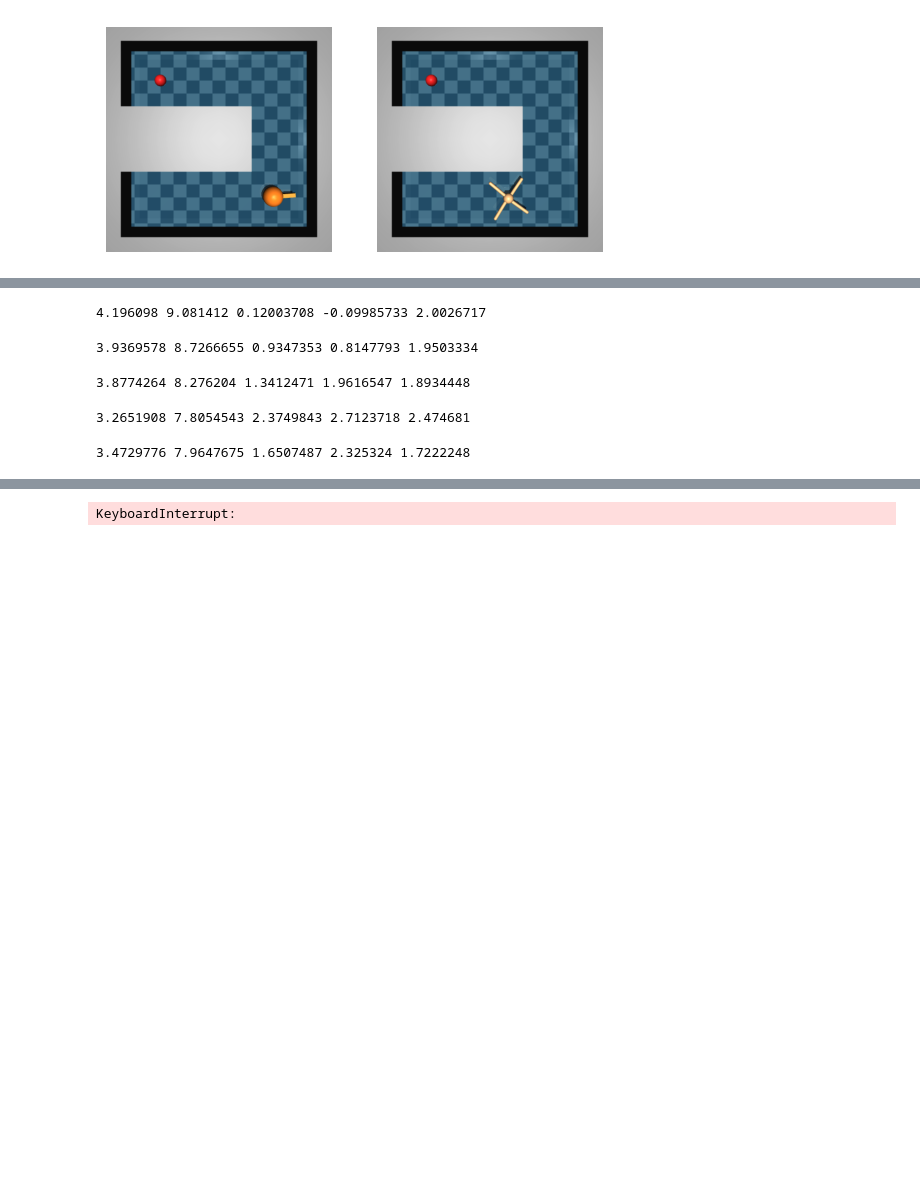
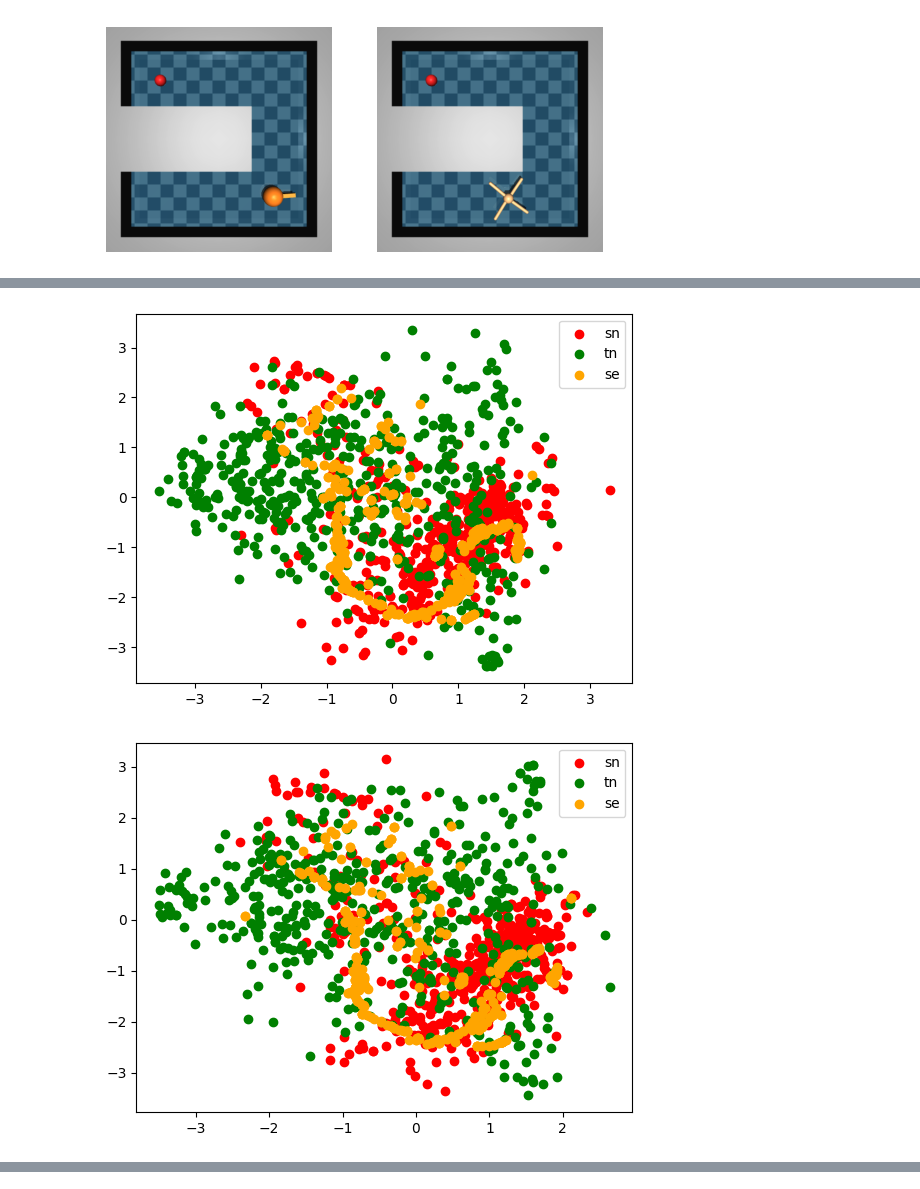
Before and after one commit to skylooop/CrossDomainIL, a Jupyter notebook: notebooks/envs.ipynb, the cells around one changed output, grey strips where cells are left out. Cells and saved outputs as stored; diff of their text form; code cells hidden in the pictures; blank space fills up the shorter version.

```diff
--- a/notebooks/envs.ipynb
+++ b/notebooks/envs.ipynb
@@ -330,36 +379,60 @@ def sinkhorn_loss(
 # %%
-from tqdm import tqdm
+from tqdm.notebook import tqdm
 
-for i in tqdm(range(500)):
-    agent_data = agent_target_ds.sample(256)
-    expert_data = expert_source_ds.sample(256)
-    random_data = non_expert_source_ds.sample(256)
+pbar = tqdm(range(1_000), leave=True)
+for i in pbar:
+    agent_data = agent_target_ds.sample(512)
+    expert_data = expert_source_ds.sample(512)
+    random_data = non_expert_source_ds.sample(512)
     loss_elem, loss_pairs, w_dist_elem, w_dist_pairs = agent.optimize_not(agent_data, expert_data, random_data)
 
     if i % 100 == 0:
         se = agent.encoders_state(expert_data.observations, method='encode_expert')
         sa = agent.encoders_state(agent_data.observations, method='encode_agent')
         sink = sinkhorn_loss(sa, se)
-        print(loss_elem, loss_pairs, w_dist_elem, w_dist_pairs, sink)
+        pbar.set_postfix({"sink_dist": sink,
+                          "w_dist_elem": w_dist_elem})
+        #print(loss_elem, loss_pairs, w_dist_elem, w_dist_pairs, sink)
-# %% [output]
-4.196098 9.081412 0.12003708 -0.09985733 2.0026717
-3.9369578 8.7266655 0.9347353 0.8147793 1.9503334
-3.8774264 8.276204 1.3412471 1.9616547 1.8934448
-3.2651908 7.8054543 2.3749843 2.7123718 2.474681
-3.4729776 7.9647675 1.6507487 2.325324 1.7222248
 # %%
-for i in range(1000):
-    agent_data = agent_target_ds.sample(512)
-    expert_data = expert_source_ds.sample(512)
-    random_data = non_expert_source_ds.sample(512)
-    loss_elem, loss_pairs, w_dist_elem, w_dist_pairs = agent.optimize_not(agent_data, expert_data, random_data)
-    if i % 5 == 0:
-        info = agent.optimize_encoders(agent_data, expert_data, random_data)
-    if i % 50 == 0:
-        print(info)
-        se = agent.encoders_state(expert_data.observations, method='encode_expert')
-        sa = agent.encoders_state(agent_data.observations, method='encode_agent')
-        sink = sinkhorn_loss(sa, se)
-        print(loss_elem, loss_pairs, w_dist_elem, w_dist_pairs, sink)
-        print()
+from tqdm.notebook import tqdm
+from IPython import display
+%matplotlib inline
+
+pbar = tqdm(range(1_000), leave=True)
+
+for i in pbar:
+    try:
+        agent_data = agent_target_ds.sample(512)
+        expert_data = expert_source_ds.sample(512)
+        random_data = non_expert_source_ds.sample(512)
+        loss_elem, loss_pairs, w_dist_elem, w_dist_pairs = agent.optimize_not(agent_data, expert_data, random_data)
+        if i % 25 == 0:
+            info = agent.optimize_encoders(agent_data, expert_data, random_data)
+            info = jax.tree_map(lambda x: x.item(), info)
+        if i % 50 == 0:
+        # pbar.set_postfix(info)
+            se = agent.encoders_state(expert_data.observations, method='encode_expert')
+            sa = agent.encoders_state(agent_data.observations, method='encode_agent')
+            sink = sinkhorn_loss(sa, se)
+            #print(loss_elem, loss_pairs, w_dist_elem, w_dist_pairs, sink)
+            res = {"sink_dist": sink.item(),
+                "w_dist_elem": w_dist_elem.item()}
+            res.update(info)
+            pbar.set_postfix(res)
+            fig, ax = plt.subplots()
+
+            sn = agent.encoders_state(random_data.observations, method='encode_expert')
+            se = agent.encoders_state(expert_data.observations, method='encode_expert')
+            tn = agent.encoders_state(agent_data.observations, method='encode_agent')
+
+            ax.scatter(sn[:, 0], sn[:, 1], c='red', label='sn')
+            ax.scatter(tn[:, 0], tn[:, 1], c='green', label='tn')
+            ax.scatter(se[:, 0], se[:, 1], c='orange', label='se')
+            plt.legend()
+            display.display(plt.gcf())
+            display.clear_output(wait=True)
+    except KeyboardInterrupt:
+        break
 # %% [output]
+[figure, added]
+[figure, added]
@@ -383 +449,0 @@ for i in range(1000):
-KeyboardInterrupt:
```
Also changed, not shown: parts of 6 cells of this notebook, 3 other files.
